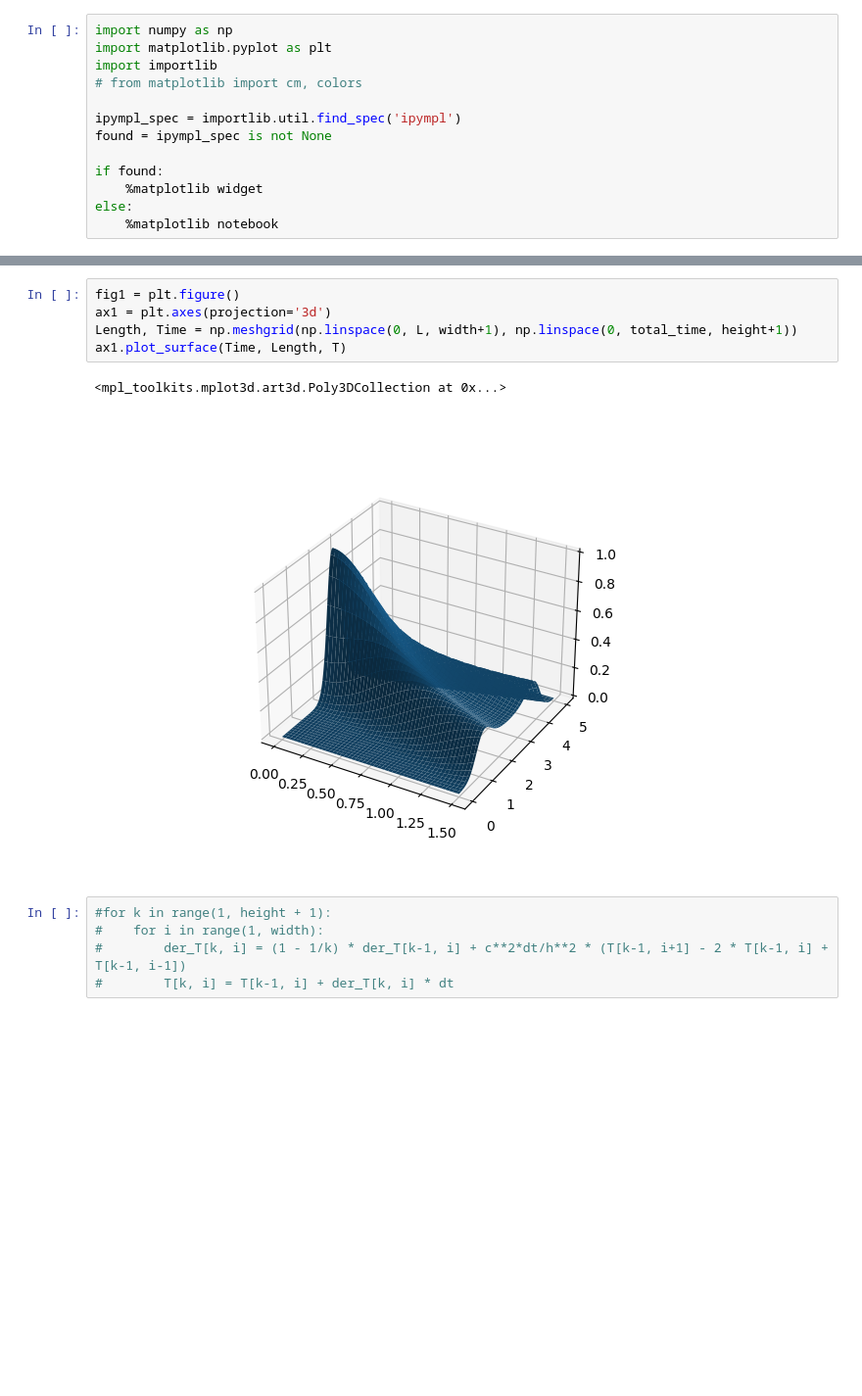
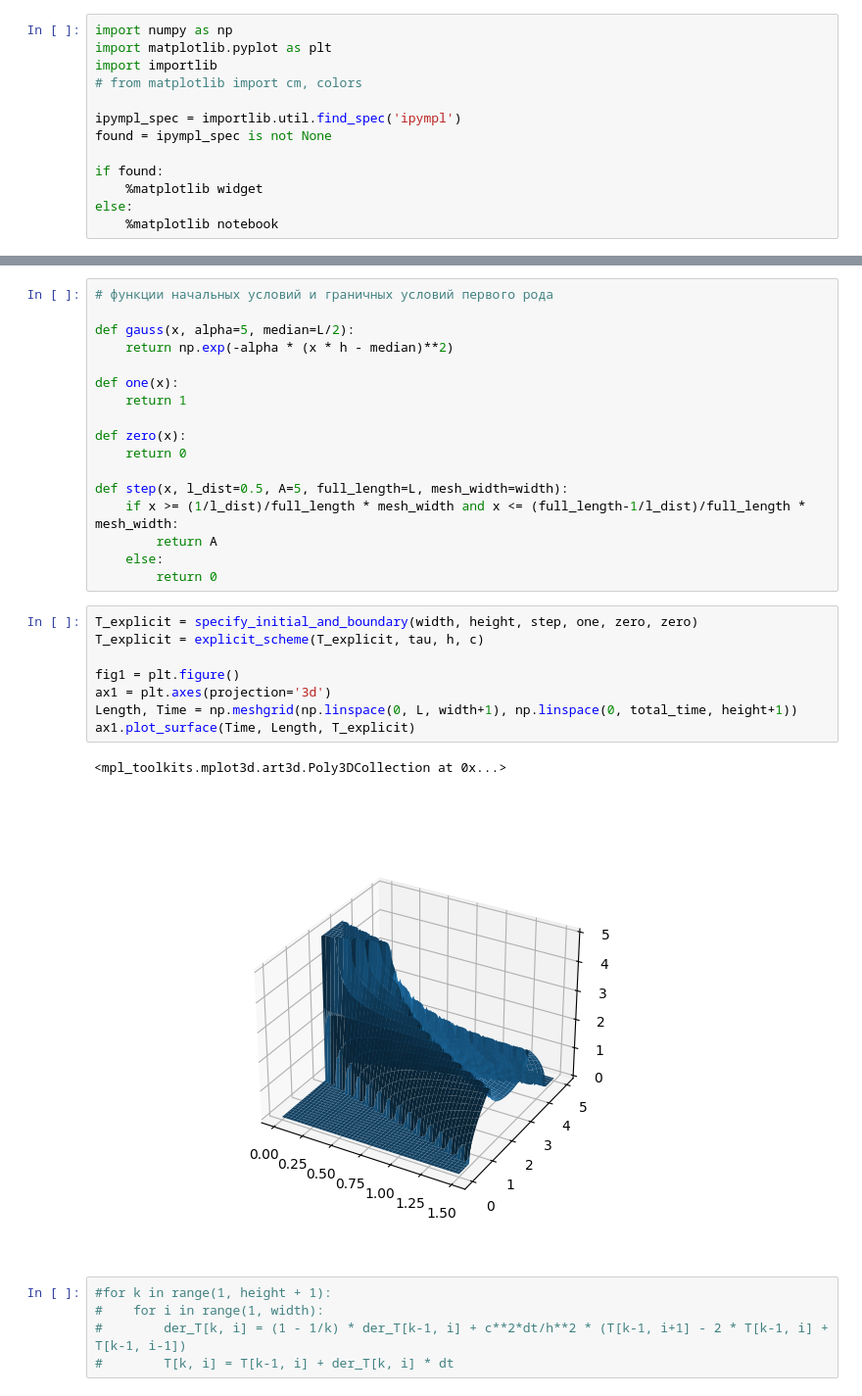
Before and after one commit to mualal/crystal-exploration, a Jupyter notebook: heat_transfer.ipynb, the cells around one changed output, grey strips where cells are left out. Shown at 98% size. Drawn from its saved outputs; the diff is of its cells as text; blank space fills up the shorter version.

```diff
--- a/heat_transfer.ipynb
+++ b/heat_transfer.ipynb
@@ -88,11 +117,31 @@ for n in range(1, height):
 # %%
-fig1 = plt.figure()
-ax1 = plt.axes(projection='3d')
-Length, Time = np.meshgrid(np.linspace(0, L, width+1), np.linspace(0, total_time, height+1))
-ax1.plot_surface(Time, Length, T)
+# функции начальных условий и граничных условий первого рода
+
+def gauss(x, alpha=5, median=L/2):
+    return np.exp(-alpha * (x * h - median)**2)
+
+def one(x):
+    return 1
+
+def zero(x):
+    return 0
+
+def step(x, l_dist=0.5, A=5, full_length=L, mesh_width=width):
+    if x >= (1/l_dist)/full_length * mesh_width and x <= (full_length-1/l_dist)/full_length * mesh_width:
+        return A
+    else:
+        return 0
-# %% [output]
-<mpl_toolkits.mplot3d.art3d.Poly3DCollection at 0x...>
-[figure, removed]
+# %%
+T_explicit = specify_initial_and_boundary(width, height, step, one, zero, zero)
+T_explicit = explicit_scheme(T_explicit, tau, h, c)
+
+fig1 = plt.figure()
+ax1 = plt.axes(projection='3d')
+Length, Time = np.meshgrid(np.linspace(0, L, width+1), np.linspace(0, total_time, height+1))
+ax1.plot_surface(Time, Length, T_explicit)
+# %% [output]
+<mpl_toolkits.mplot3d.art3d.Poly3DCollection at 0x...>
+[figure, added]
 # %%
 #for k in range(1, height + 1):
 #    for i in range(1, width):
```
Also changed, not shown: parts of 8 cells of this notebook.
